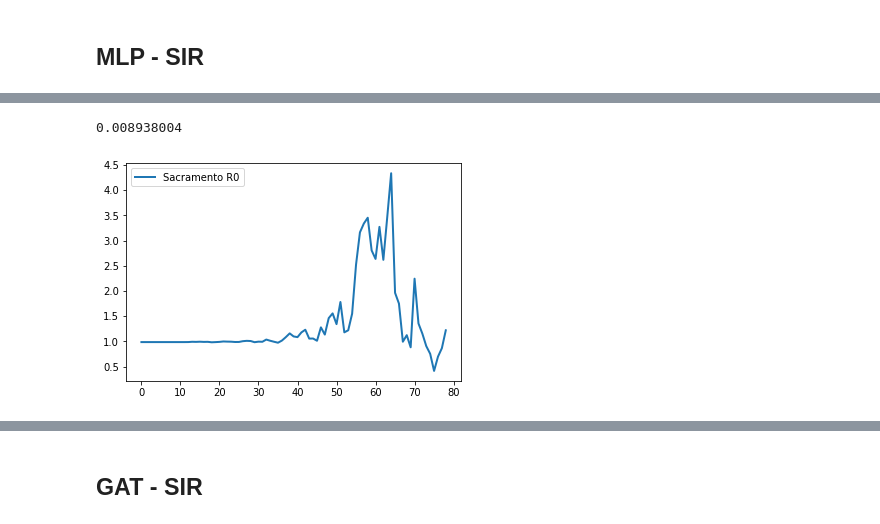
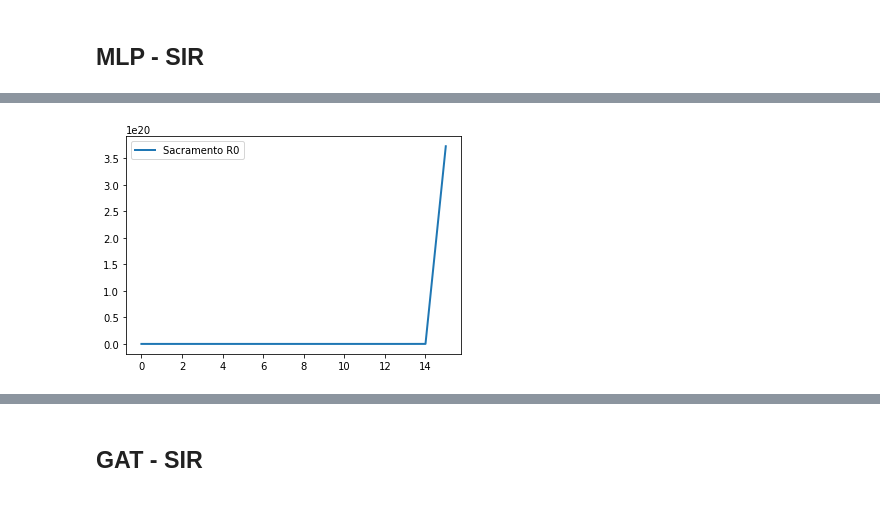
Before and after one commit to yiguanz/epidemic, a Jupyter notebook: covid19-severity-prediction/R0.ipynb, the cells around one changed output, grey strips where cells are left out. Saved outputs shown, nothing was run; the diff lists cells and outputs as text; code cells hidden in the pictures.

```diff
--- a/covid19-severity-prediction/R0.ipynb
+++ b/covid19-severity-prediction/R0.ipynb
@@ -46,5 +55,5 @@ pop[1834] = 96471 #fixed the population value for Erie
 # %%
 keys = df.keys()
-for i, val in enumerate(df.iloc[202]):
+for i, val in enumerate(df.iloc[4]):
     print(i, '\t', keys[i], '\t', val)
 # %% [output]
@@ -154,20 +168,26 @@ class Net_SIR(nn.Module):
 def my_msle(output, target):
     loss = th.mean(((output.add(1)).log() - (target.add(1)).log())**2)
     return loss
+# %%
+def my_msle_ID(I, D, I_label, D_label):
+    I_loss = ((I.add(1)).log() - (I_label.add(1)).log())**2
+    D_loss = ((D.add(1)).log() - (D_label.add(1)).log())**2
+    loss = th.mean(th.add(I_loss, D_loss))
+    return loss
 # %%
-def sir_1d_output(params, I, D, target):
+def sir_1d_output(params, I, D):
     gamma = params[:,0]
     beta = params[:,1]
     I[I != I] = 0.0
     D[D != D] = 0.0
-    target[target != target] = 0.0
     err = th.tensor([0],dtype=th.float)
     err = err.to(device)
     S = pop - I - D
 
     I_new = th.add(th.add(I, th.mul(beta.view(3142,1), th.div(th.mul(S,I), pop))), - th.mul(gamma.view(3142,1), I))
+    D_new = th.add(D, th.mul(gamma.view(3142,1), I))
 
-    return I_new
+    return I_new, D_new
 # %% [markdown]
 ## GAT - SIR
 # %% [markdown]
@@ -346,20 +402,39 @@ epoch=2, loss=0.021, validation loss = 0.010
-# %%
-np.mean(eval_errs)
-# %% [output]
-0.008938004
+# %%
+with th.no_grad():
+    R0_NYC = []
+    R0_Sacramento = []
+    gamma_NYC = []
+    beta_NYC = []
+    gamma_Sacramento = []
+    beta_Sacramento = []
+    train_vals = []
+    for idx in range(19, len(train_past_cases_1d)):
+        labels = train_labels_cases_1d[idx]
+        batch = th.cat([train_past_cases_1d[idx], attrs], dim=1)
+        th.manual_seed(1)
+        vals = mlp_sir(batch)
+        gamma_NYC.append(vals[4][0])
+        gamma_Sacramento.append(vals[202][0])
+        beta_NYC.append(vals[4][1])
+        beta_Sacramento.append(vals[202][1])
+        R_NYC_div = th.div(vals[4][1],vals[4][0])
+        R_Sacramento_div = th.div(vals[202][1],vals[202][0])
+        R0_NYC.append(R_NYC_div)
+        R0_Sacramento.append(R_Sacramento_div)
+        I = train_past_cases_1d[idx][:,-1].view(3142,1)
+        D = train_past_deaths_1d[idx][:,-1].view(3142,1)
+        I_new, D_new = sir_1d_output(vals, I, D)
+        train_vals.append(I_new)
 # %%
 import PIL
 import matplotlib.pyplot as plt
 
-x = range(len(R0_Sacramento))
+x = range(60)
 y1 = R0_Sacramento
-# y2 = R0_NYC
 plt.plot(x, y1, ls="-", lw=2, label="Sacramento R0")
-# plt.plot(x, y2, ls="-", lw=2, label="NYC R0")
-# plt.ylim(0,3)
 plt.legend()
 plt.show()
 # %% [output]
-[figure, old version]
+[figure, new version]
 # %%
 pred_vals = []
```
Also changed, not shown: parts of 39 cells of this notebook.
